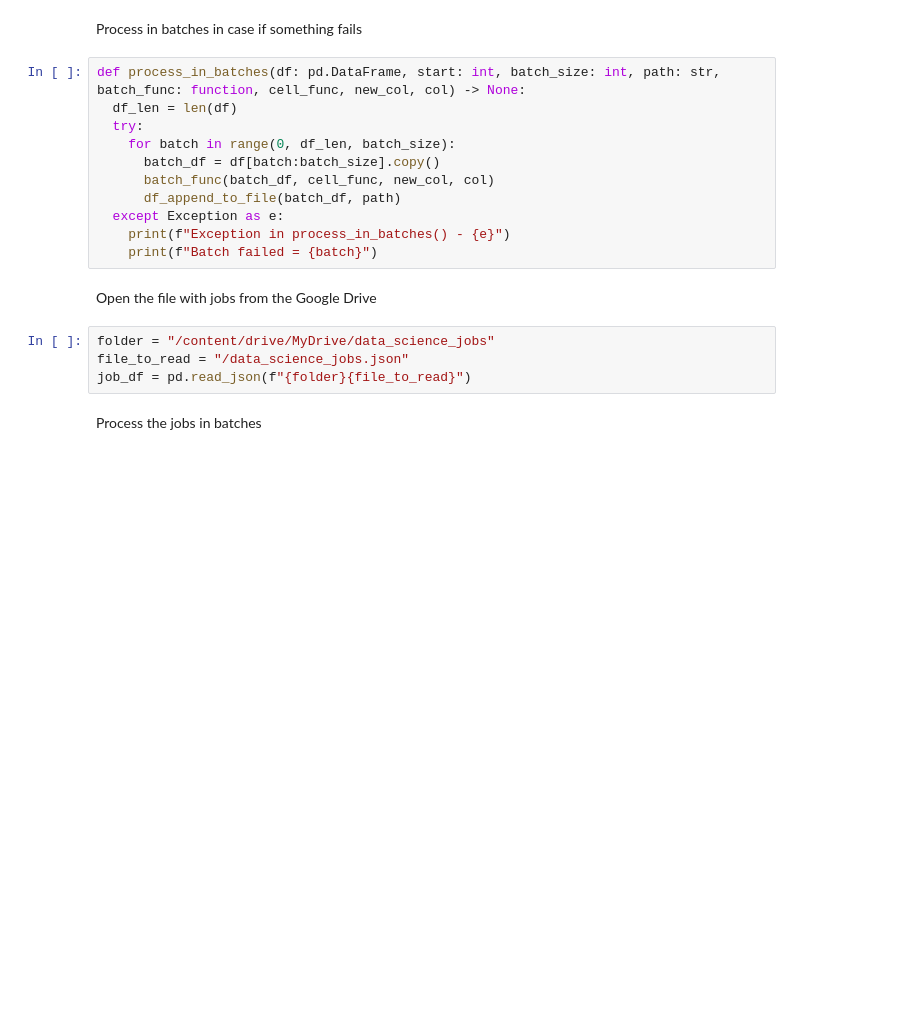
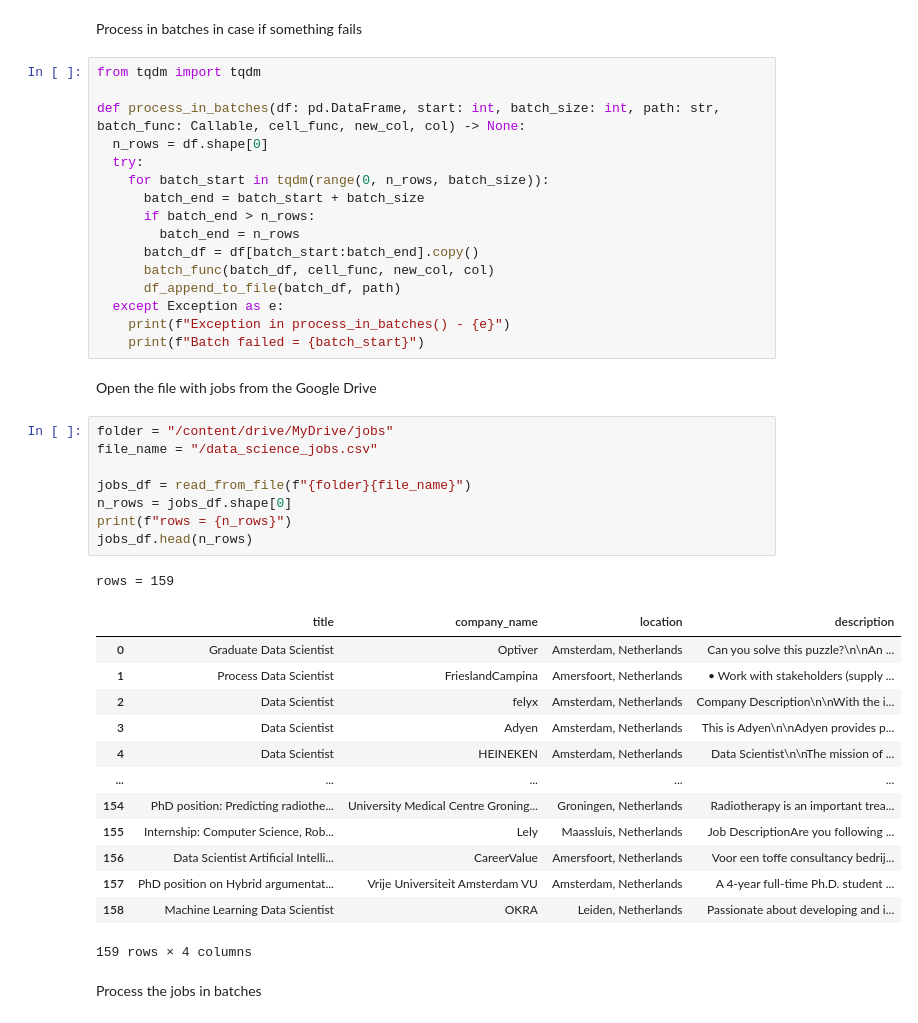
Before and after one commit to ayundina/job_posts_analysis, a Jupyter notebook: extract_key_phrases.ipynb, the cells around one changed output. Saved outputs shown, nothing was run; the diff lists cells and outputs as text; blank space fills up the shorter version.

```diff
--- a/extract_key_phrases.ipynb
+++ b/extract_key_phrases.ipynb
@@ -94,22 +169,46 @@ def df_append_to_file(df: pd.DataFrame, path: str) -> None:
 # %% [markdown]
 Process in batches in case if something fails
 # %%
-def process_in_batches(df: pd.DataFrame, start: int, batch_size: int, path: str, batch_func: function, cell_func, new_col, col) -> None:
-  df_len = len(df)
+from tqdm import tqdm
+
+def process_in_batches(df: pd.DataFrame, start: int, batch_size: int, path: str, batch_func: Callable, cell_func, new_col, col) -> None:
+  n_rows = df.shape[0]
   try:
-    for batch in range(0, df_len, batch_size):
-      batch_df = df[batch:batch_size].copy()
+    for batch_start in tqdm(range(0, n_rows, batch_size)):
+      batch_end = batch_start + batch_size
+      if batch_end > n_rows:
+        batch_end = n_rows
+      batch_df = df[batch_start:batch_end].copy()
       batch_func(batch_df, cell_func, new_col, col)
       df_append_to_file(batch_df, path)
   except Exception as e:
     print(f"Exception in process_in_batches() - {e}")
-    print(f"Batch failed = {batch}")
+    print(f"Batch failed = {batch_start}")
 # %% [markdown]
 Open the file with jobs from the Google Drive
-# %%
-folder = "/content/drive/MyDrive/data_science_jobs"
-file_to_read = "/data_science_jobs.json"
-job_df = pd.read_json(f"{folder}{file_to_read}")
+# %%
+folder = "/content/drive/MyDrive/jobs"
+file_name = "/data_science_jobs.csv"
+
+jobs_df = read_from_file(f"{folder}{file_name}")
+n_rows = jobs_df.shape[0]
+print(f"rows = {n_rows}")
+jobs_df.head(n_rows)
+# %% [output]
+rows = 159
+|  | title | company_name | location | description |
+| 0 | Graduate Data Scientist | Optiver | Amsterdam, Netherlands | Can you solve this puzzle?\n\nAn ... |
+| 1 | Process Data Scientist | FrieslandCampina | Amersfoort, Netherlands | • Work with stakeholders (supply ... |
+| 2 | Data Scientist | felyx | Amsterdam, Netherlands | Company Description\n\nWith the i... |
+| 3 | Data Scientist | Adyen | Amsterdam, Netherlands | This is Adyen\n\nAdyen provides p... |
+| 4 | Data Scientist | HEINEKEN | Amsterdam, Netherlands | Data Scientist\n\nThe mission of ... |
+| ... | ... | ... | ... | ... |
+| 154 | PhD position: Predicting radiothe... | University Medical Centre Groning... | Groningen, Netherlands | Radiotherapy is an important trea... |
+| 155 | Internship: Computer Science, Rob... | Lely | Maassluis, Netherlands | Job DescriptionAre you following ... |
+| 156 | Data Scientist Artificial Intelli... | CareerValue | Amersfoort, Netherlands | Voor een toffe consultancy bedrij... |
+| 157 | PhD position on Hybrid argumentat... | Vrije Universiteit Amsterdam VU | Amsterdam, Netherlands | A 4-year full-time Ph.D. student ... |
+| 158 | Machine Learning Data Scientist | OKRA | Leiden, Netherlands | Passionate about developing and i... |
+159 rows × 4 columns
 # %% [markdown]
 
 Process the jobs in batches
```
Also changed, not shown: parts of 10 cells of this notebook.
